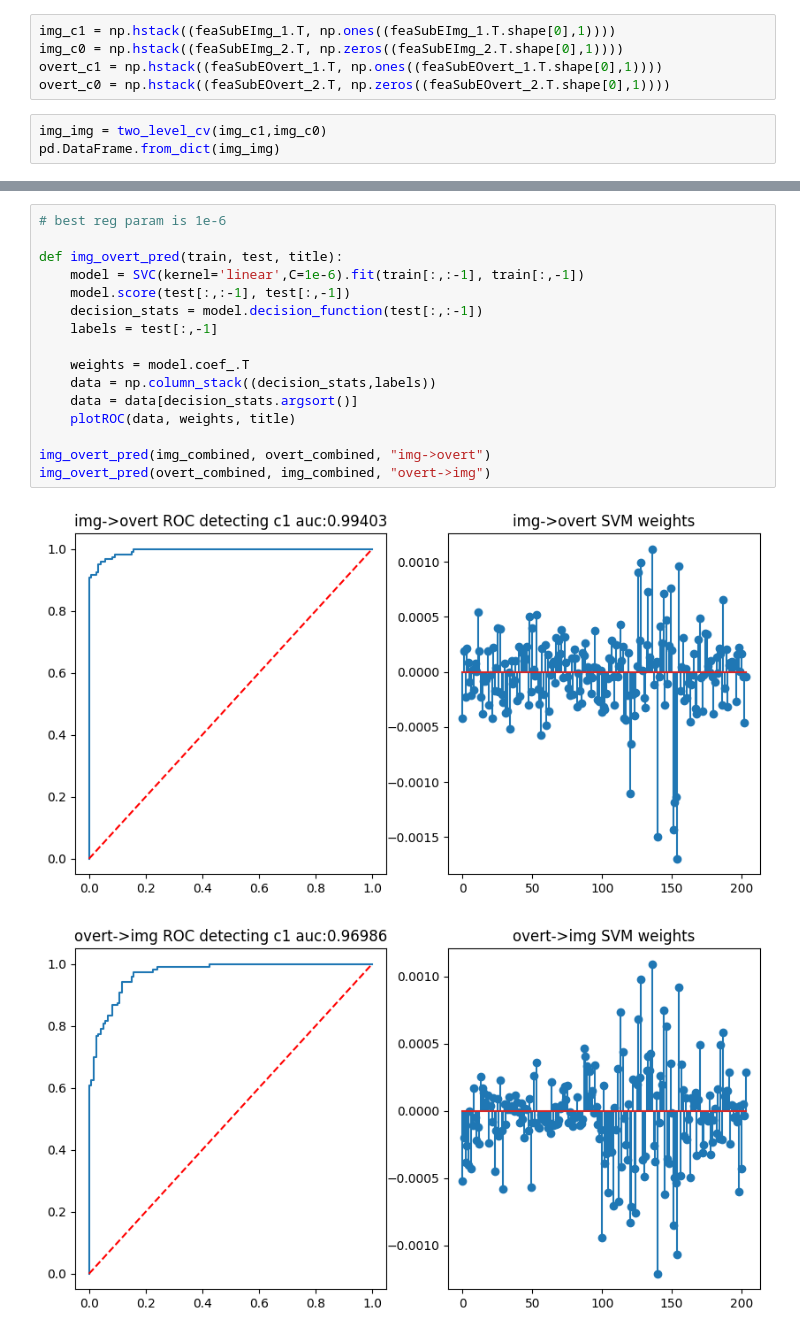
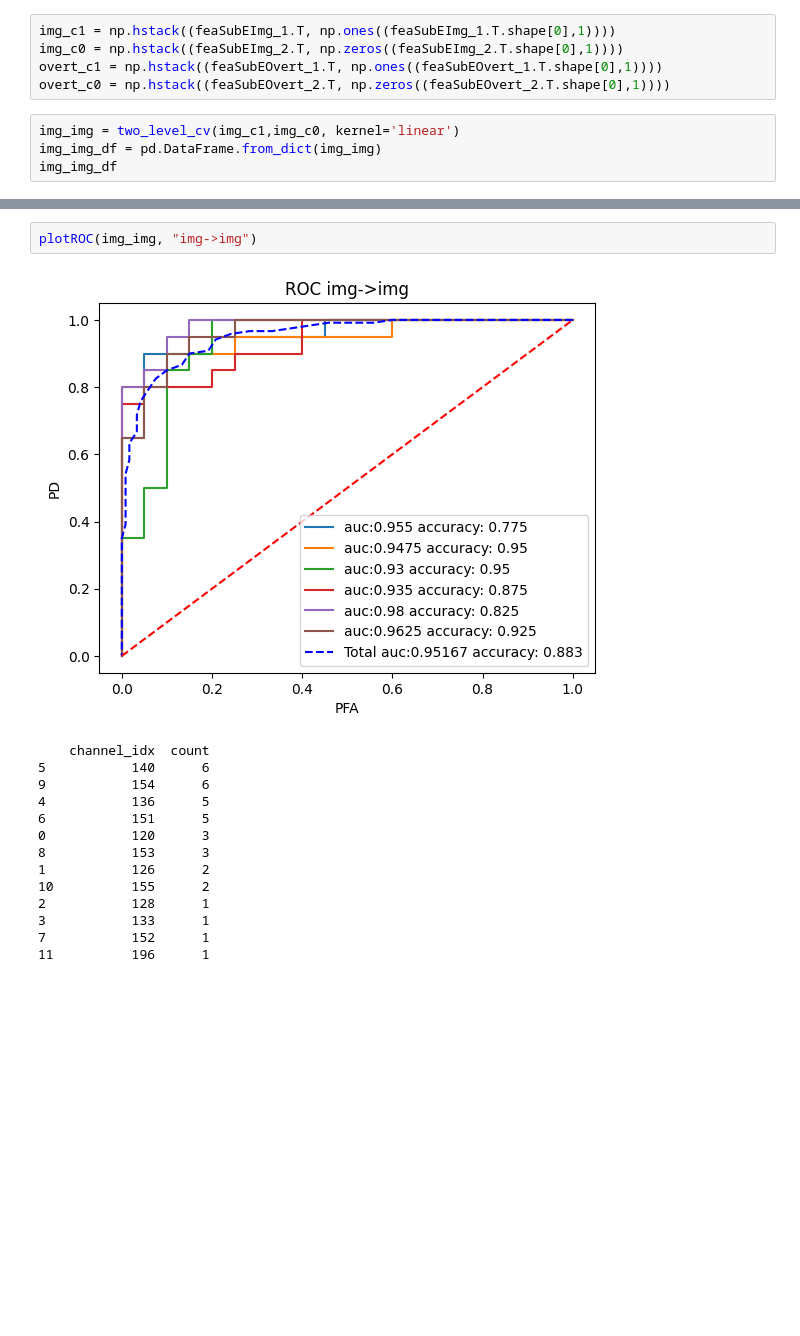
Before and after one commit to albertlyuan/ece-580, a Jupyter notebook: mp2/mp2.ipynb, the cells around one changed output, grey strips where cells are left out. Drawn from its saved outputs; the diff is of its cells as text; blank space fills up the shorter version.

```diff
--- a/mp2/mp2.ipynb
+++ b/mp2/mp2.ipynb
@@ -155,6 +243,7 @@ img_c0 = np.hstack((feaSubEImg_2.T, np.zeros((feaSubEImg_2.T.shape[0],1))))
 overt_c1 = np.hstack((feaSubEOvert_1.T, np.ones((feaSubEOvert_1.T.shape[0],1))))
 overt_c0 = np.hstack((feaSubEOvert_2.T, np.zeros((feaSubEOvert_2.T.shape[0],1))))
 # %%
-img_img = two_level_cv(img_c1,img_c0)
-pd.DataFrame.from_dict(img_img)
+img_img = two_level_cv(img_c1,img_c0, kernel='linear')
+img_img_df = pd.DataFrame.from_dict(img_img)
+img_img_df
 # %% [output]
@@ -249,19 +373,17 @@ for run in overt_overt.values():
-# %%
-# best reg param is 1e-6
-
-def img_overt_pred(train, test, title):
-    model = SVC(kernel='linear',C=1e-6).fit(train[:,:-1], train[:,-1])
-    model.score(test[:,:-1], test[:,-1])
-    decision_stats = model.decision_function(test[:,:-1])
-    labels = test[:,-1]
-
-    weights = model.coef_.T
-    data = np.column_stack((decision_stats,labels))
-    data = data[decision_stats.argsort()]
-    plotROC(data, weights, title)
-
-img_overt_pred(img_combined, overt_combined, "img->overt")
-img_overt_pred(overt_combined, img_combined, "overt->img")
-# %% [output]
-[figure, removed]
-[figure, removed]
+# %%
+plotROC(img_img, "img->img")
+# %% [output]
+[figure, added]
+    channel_idx  count
+5           140      6
+9           154      6
+4           136      5
+6           151      5
+0           120      3
+8           153      3
+1           126      2
+10          155      2
+2           128      1
+3           133      1
+7           152      1
+11          196      1
```
Also changed, not shown: parts of 22 cells of this notebook, 2 other files.
